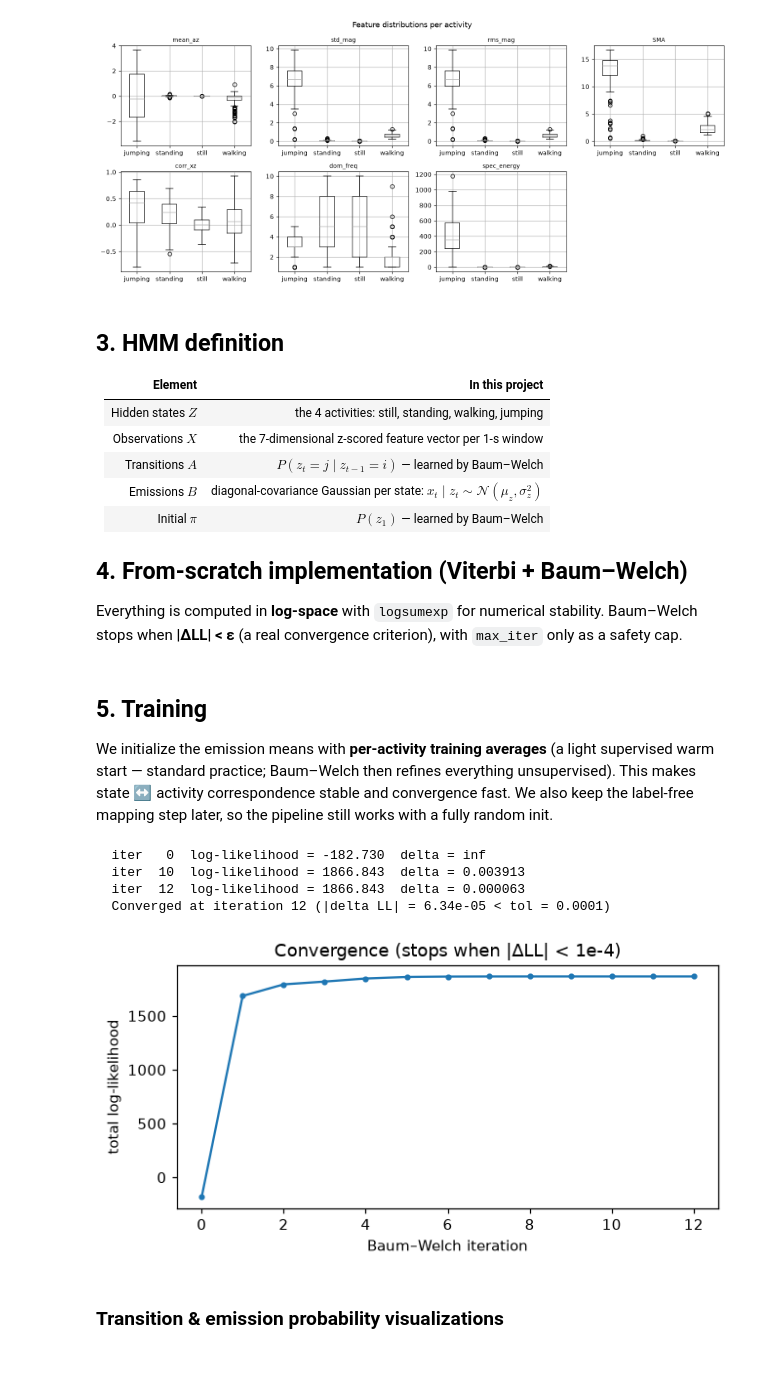
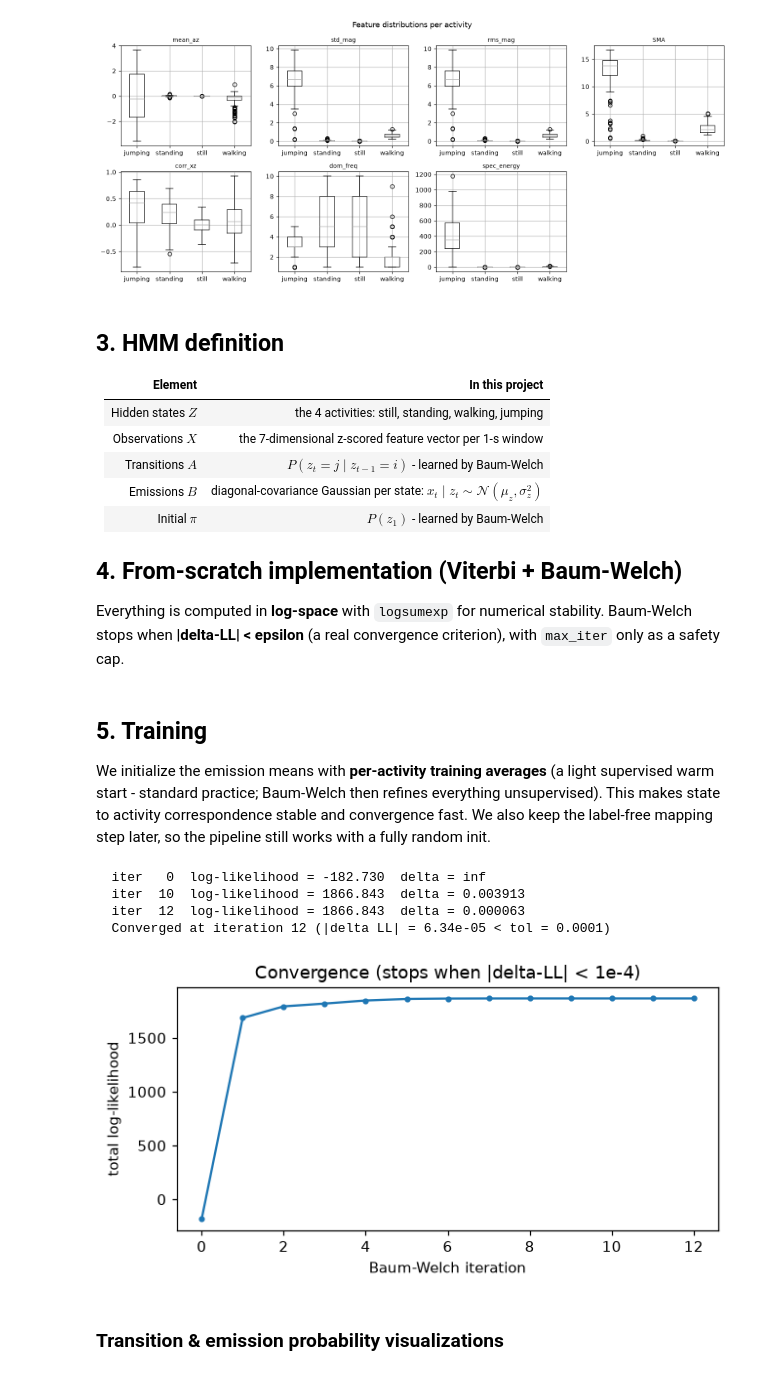
Before and after one commit to Nick-Lemy/hmm_activity_recognition, a Jupyter notebook: hmm_activity_recognition.ipynb, the cells around one changed output. Cells and saved outputs as stored; diff of their text form; code cells hidden in the pictures.

Commit message:
Clean notebook text to plain ASCII and remove redundant starter zip

```diff
--- a/hmm_activity_recognition.ipynb
+++ b/hmm_activity_recognition.ipynb
@@ -114,13 +114,13 @@ def label_from_name(name):
     for a in ACTIVITIES:
         if base.startswith(a):
             return a
-    raise ValueError(f'Cannot parse activity from "{name}" — name files <activity>_<member>_<nn>')
+    raise ValueError(f'Cannot parse activity from "{name}" - name files <activity>_<member>_<nn>')
 
 def load_dataset(root):
     records = []   # (label, member/file, native_fs, resampled signal)
     entries = sorted(glob.glob(os.path.join(root, '*')))
     if not entries:
-        raise FileNotFoundError(f'No recordings found in "{root}" — add your CSVs first.')
+        raise FileNotFoundError(f'No recordings found in "{root}" - add your CSVs first.')
     for e in entries:
         try:
             if os.path.isdir(e):
@@ -182,12 +182,12 @@ fig, axes = plt.subplots(len(ACTIVITIES), 1, figsize=(10, 2.2 * len(ACTIVITIES))
 for ax, act in zip(np.atleast_1d(axes), ACTIVITIES):
     rec = next((r for r in train_recs if r['label'] == act), None)
     if rec is None:
-        ax.set_title(f'{act} — NO DATA'); continue
+        ax.set_title(f'{act} - NO DATA'); continue
     t = np.arange(len(rec['sig'])) / TARGET_FS
     for i, lab in enumerate(['acc x', 'acc y', 'acc z']):
         ax.plot(t, rec['sig'][:, i], lw=0.8, label=lab)
     ax.set_title(f'{act}  ({rec["name"]})', fontsize=10)
-    ax.set_ylabel('m/s²'); ax.legend(fontsize=7, ncol=3)
+    ax.set_ylabel('m/s^2'); ax.legend(fontsize=7, ncol=3)
 axes[-1].set_xlabel('time (s)')
 plt.tight_layout(); plt.show()
 # %% [output]
@@ -299,14 +299,14 @@ plt.suptitle('Feature distributions per activity'); plt.tight_layout(); plt.show
 |---|---|
 | Hidden states $Z$ | the 4 activities: still, standing, walking, jumping |
 | Observations $X$ | the 7-dimensional z-scored feature vector per 1-s window |
-| Transitions $A$ | $P(z_t = j \mid z_{t-1} = i)$ — learned by Baum–Welch |
+| Transitions $A$ | $P(z_t = j \mid z_{t-1} = i)$ - learned by Baum-Welch |
 | Emissions $B$ | diagonal-covariance Gaussian per state: $x_t \mid z_t \sim \mathcal N(\mu_z, \sigma_z^2)$ |
-| Initial $\pi$ | $P(z_1)$ — learned by Baum–Welch |
+| Initial $\pi$ | $P(z_1)$ - learned by Baum-Welch |
 
-## 4. From-scratch implementation (Viterbi + Baum–Welch)
+## 4. From-scratch implementation (Viterbi + Baum-Welch)
 
 Everything is computed in **log-space** with `logsumexp` for numerical stability.
-Baum–Welch stops when **|ΔLL| < ε** (a real convergence criterion), with `max_iter`
+Baum-Welch stops when **|delta-LL| < epsilon** (a real convergence criterion), with `max_iter`
 only as a safety cap.
 # %%
 """Gaussian HMM (diagonal covariance) implemented from scratch with numpy.
@@ -444,31 +444,31 @@ class GaussianHMM:
 ## 5. Training
 
 We initialize the emission means with **per-activity training averages** (a light supervised warm
-start — standard practice; Baum–Welch then refines everything unsupervised). This makes state ↔
+start - standard practice; Baum-Welch then refines everything unsupervised). This makes state  to
 activity correspondence stable and convergence fast. We also keep the label-free mapping step later,
 so the pipeline still works with a fully random init.
 # %%
 N_STATES = len(ACTIVITIES)
 hmm = GaussianHMM(N_STATES, len(FEATURE_NAMES), seed=42)
 
 # warm-start emission means from labelled training windows
 for k, act in enumerate(ACTIVITIES):
     W = np.vstack([s for s, l in zip(train_seqs, train_labels) if l == act])
     hmm.means[k] = W.mean(0)
     hmm.vars[k]  = np.maximum(W.var(0), 1e-2)
 
 history = hmm.fit(train_seqs, max_iter=200, tol=1e-4)
 
 plt.figure(figsize=(6, 3.2))
 plt.plot(history, marker='o', ms=3)
-plt.xlabel('Baum–Welch iteration'); plt.ylabel('total log-likelihood')
-plt.title('Convergence (stops when |ΔLL| < 1e-4)'); plt.tight_layout(); plt.show()
+plt.xlabel('Baum-Welch iteration'); plt.ylabel('total log-likelihood')
+plt.title('Convergence (stops when |delta-LL| < 1e-4)'); plt.tight_layout(); plt.show()
 # %% [output]
   iter   0  log-likelihood = -182.730  delta = inf
   iter  10  log-likelihood = 1866.843  delta = 0.003913
   iter  12  log-likelihood = 1866.843  delta = 0.000063
   Converged at iteration 12 (|delta LL| = 6.34e-05 < tol = 0.0001)
-[figure, old version]
+[figure, new version]
 # %% [markdown]
 ### Transition & emission probability visualizations
 # %%
```
Also changed, not shown: parts of 12 cells of this notebook, 1 other file.
